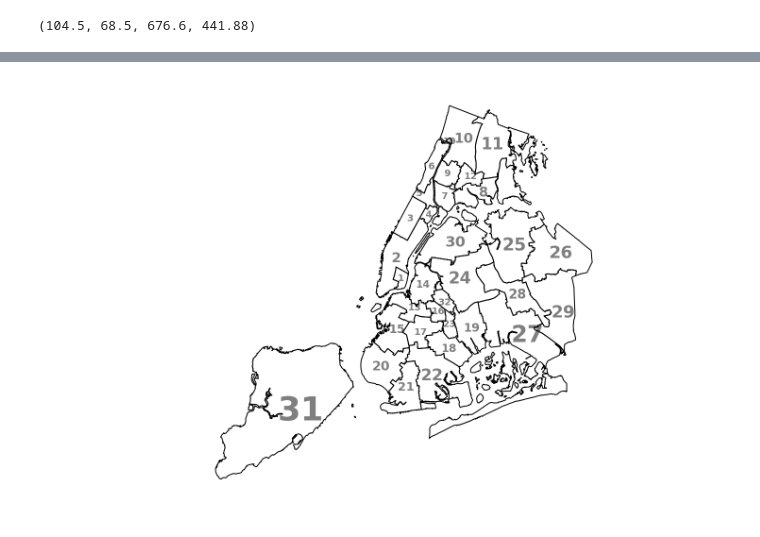
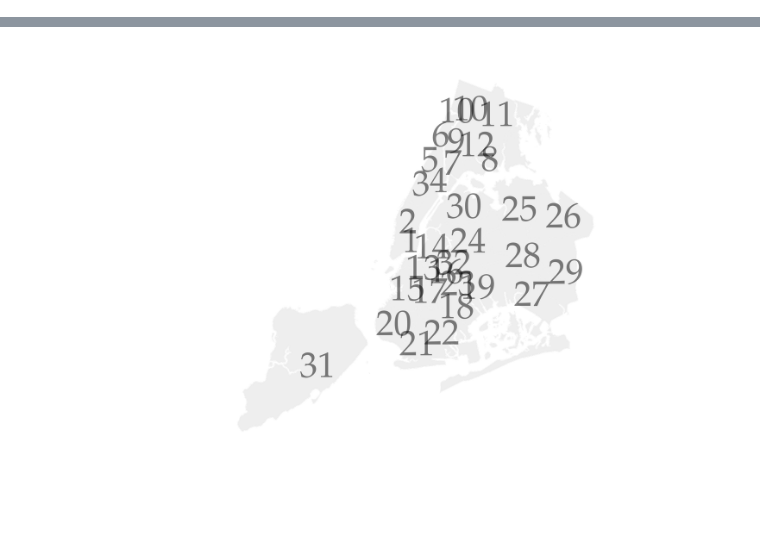
Before and after one commit to gwb/rdd-coverage, a Jupyter notebook: Maxime/NYC/NYC_prepare_schdistr_plot.ipynb, the cells around one changed output, grey strips where cells are left out. Drawn from its saved outputs; the diff is of its cells as text; code cells hidden in the pictures.

```diff
--- a/Maxime/NYC/NYC_prepare_schdistr_plot.ipynb
+++ b/Maxime/NYC/NYC_prepare_schdistr_plot.ipynb
@@ -39,9 +35,5 @@ array([ 68.5 , 510.38])
 # %%
 ext=ax.get_window_extent()
-# %%
-ext.
-# %% [output]
-(104.5, 68.5, 676.6, 441.88)
 # %%
 def schdistr_labels(ax, color="black", alpha=0.5, scaleup=1.0, **kwargs):
     ymin,ymax = plt.ylim()
@@ -66,7 +58,7 @@ def schdistr_labels(ax, color="black", alpha=0.5, scaleup=1.0, **kwargs):
                  **kwargs
                  )
 # %%
-plot_dataframe(nycdistrs, color="None", figsize=(24.0, 16.0), ax=plt.gca())
+plot_dataframe(nycdistrs, color="#EEEEEE", figsize=(24.0, 16.0), ax=plt.gca())
 
 ymin,ymax = plt.ylim()
 # Get dimensions of y-axis in pixels
@@ -74,12 +66,14 @@ y1, y2 = plt.gca().get_window_extent().get_points()[:, 1]
 # Get unit scale
 yscale = (y2-y1)/(ymax-ymin)
 
+schdistr_representative = {}
 for irow in range(nycdistrs.shape[0]):
     row = nycdistrs.loc[irow, :]
     geom = row.geometry
     schdistr = row.SchoolDist
     square_side = np.sqrt(geom.area)
     center = geom.representative_point()
+    schdistr_representative[str(schdistr)] = [center.x, center.y]
     plt.text(center.x, center.y,
              schdistr,
              horizontalalignment="center",
@@ -87,7 +81,7 @@ for irow in range(nycdistrs.shape[0]):
              fontweight="black",
              color="black",
              alpha=0.5,
-             fontsize=max(square_side * yscale / 3, 10)
+             fontsize=20,
              )
 
 plt.axes().set_aspect('equal', 'datalim')
@@ -97 +91 @@ plt.axis("off")
-[figure, old version]
+[figure, new version]
```
Also changed, not shown: parts of 6 cells of this notebook, 38 other files.
